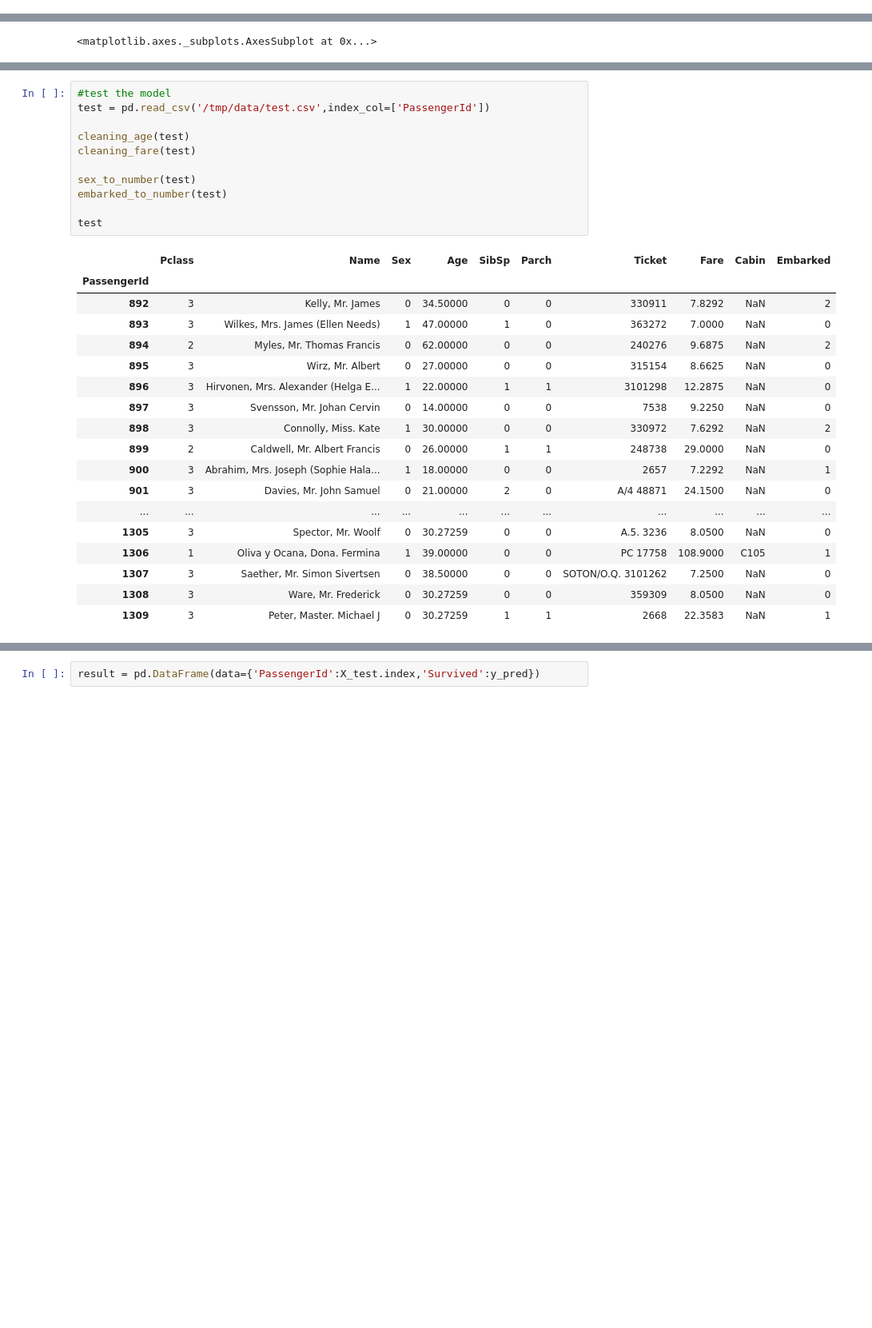
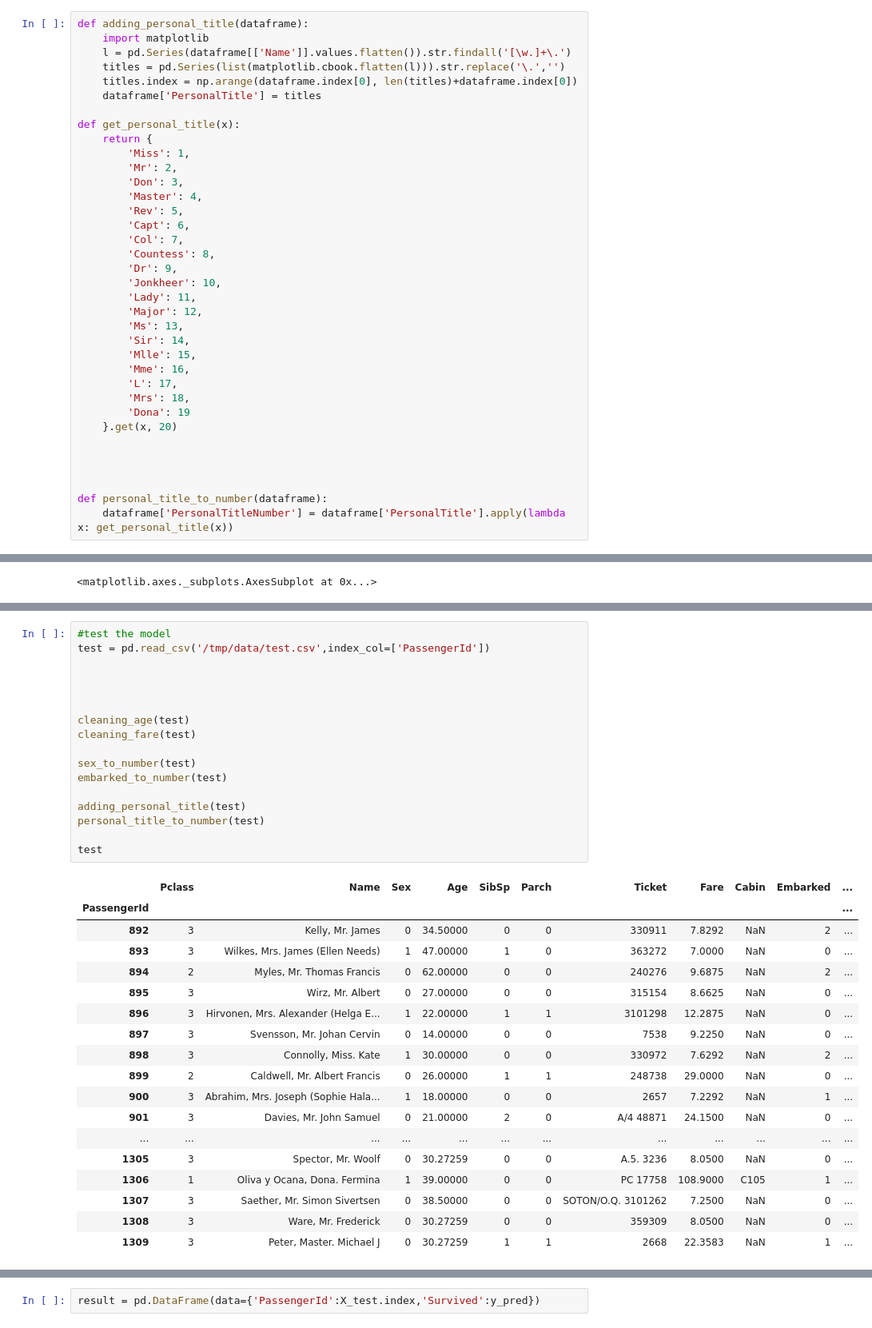
Before and after one commit to franciscolopezsancho/titanic, a Jupyter notebook: work/Testing.ipynb, the cells around one changed output, grey strips where cells are left out. Shown: that part at 80% size. Cells and saved outputs as stored; diff of their text form; blank space fills up the shorter version.

Commit message:
fixing bug when adding personal title, score of 76.555

```diff
--- a/work/Testing.ipynb
+++ b/work/Testing.ipynb
@@ -51,3 +51,39 @@ Name: 2, dtype: object
 #fare	Passenger fare
 #cabin	Cabin number
 #embarked	Port of Embarkation	C = Cherbourg, Q = Queenstown, S = Southampton
+# %%
+def adding_personal_title(dataframe):
+    import matplotlib
+    l = pd.Series(dataframe[['Name']].values.flatten()).str.findall('[\w.]+\.')
+    titles = pd.Series(list(matplotlib.cbook.flatten(l))).str.replace('\.','')
+    titles.index = np.arange(dataframe.index[0], len(titles)+dataframe.index[0])
+    dataframe['PersonalTitle'] = titles
+
+def get_personal_title(x):
+    return {
+        'Miss': 1,
+        'Mr': 2,
+        'Don': 3,
+        'Master': 4,
+        'Rev': 5,
+        'Capt': 6,
+        'Col': 7,
+        'Countess': 8,
+        'Dr': 9,
+        'Jonkheer': 10,
+        'Lady': 11,
+        'Major': 12,
+        'Ms': 13,
+        'Sir': 14,
+        'Mlle': 15,
+        'Mme': 16,
+        'L': 17,
+        'Mrs': 18,
+        'Dona': 19
+    }.get(x, 20)
+
+
+
+
+def personal_title_to_number(dataframe):
+    dataframe['PersonalTitleNumber'] = dataframe['PersonalTitle'].apply(lambda x: get_personal_title(x))
@@ -192,30 +271,36 @@ LogisticRegression(C=1.0, class_weight=None, dual=False, fit_intercept=True,
 # %%
 #test the model
 test = pd.read_csv('/tmp/data/test.csv',index_col=['PassengerId'])
+
+
+
 
 cleaning_age(test)
 cleaning_fare(test)
 
 sex_to_number(test)
 embarked_to_number(test)
 
+adding_personal_title(test)
+personal_title_to_number(test)
+
 test
 # %% [output]
-|  | Pclass | Name | Sex | Age | SibSp | Parch | Ticket | Fare | Cabin | Embarked |
-| PassengerId |  |  |  |  |  |  |  |  |  |  |
-| 892 | 3 | Kelly, Mr. James | 0 | 34.50000 | 0 | 0 | 330911 | 7.8292 | NaN | 2 |
-| 893 | 3 | Wilkes, Mrs. James (Ellen Needs) | 1 | 47.00000 | 1 | 0 | 363272 | 7.0000 | NaN | 0 |
-| 894 | 2 | Myles, Mr. Thomas Francis | 0 | 62.00000 | 0 | 0 | 240276 | 9.6875 | NaN | 2 |
-| 895 | 3 | Wirz, Mr. Albert | 0 | 27.00000 | 0 | 0 | 315154 | 8.6625 | NaN | 0 |
-| 896 | 3 | Hirvonen, Mrs. Alexander (Helga E... | 1 | 22.00000 | 1 | 1 | 3101298 | 12.2875 | NaN | 0 |
-| 897 | 3 | Svensson, Mr. Johan Cervin | 0 | 14.00000 | 0 | 0 | 7538 | 9.2250 | NaN | 0 |
-| 898 | 3 | Connolly, Miss. Kate | 1 | 30.00000 | 0 | 0 | 330972 | 7.6292 | NaN | 2 |
-| 899 | 2 | Caldwell, Mr. Albert Francis | 0 | 26.00000 | 1 | 1 | 248738 | 29.0000 | NaN | 0 |
-| 900 | 3 | Abrahim, Mrs. Joseph (Sophie Hala... | 1 | 18.00000 | 0 | 0 | 2657 | 7.2292 | NaN | 1 |
-| 901 | 3 | Davies, Mr. John Samuel | 0 | 21.00000 | 2 | 0 | A/4 48871 | 24.1500 | NaN | 0 |
-| ... | ... | ... | ... | ... | ... | ... | ... | ... | ... | ... |
-| 1305 | 3 | Spector, Mr. Woolf | 0 | 30.27259 | 0 | 0 | A.5. 3236 | 8.0500 | NaN | 0 |
-| 1306 | 1 | Oliva y Ocana, Dona. Fermina | 1 | 39.00000 | 0 | 0 | PC 17758 | 108.9000 | C105 | 1 |
-| 1307 | 3 | Saether, Mr. Simon Sivertsen | 0 | 38.50000 | 0 | 0 | SOTON/O.Q. 3101262 | 7.2500 | NaN | 0 |
-| 1308 | 3 | Ware, Mr. Frederick | 0 | 30.27259 | 0 | 0 | 359309 | 8.0500 | NaN | 0 |
-| 1309 | 3 | Peter, Master. Michael J | 0 | 30.27259 | 1 | 1 | 2668 | 22.3583 | NaN | 1 |
+|  | Pclass | Name | Sex | Age | SibSp | Parch | Ticket | Fare | Cabin | Embarked | ... |
+| PassengerId |  |  |  |  |  |  |  |  |  |  | ... |
+| 892 | 3 | Kelly, Mr. James | 0 | 34.50000 | 0 | 0 | 330911 | 7.8292 | NaN | 2 | ... |
+| 893 | 3 | Wilkes, Mrs. James (Ellen Needs) | 1 | 47.00000 | 1 | 0 | 363272 | 7.0000 | NaN | 0 | ... |
+| 894 | 2 | Myles, Mr. Thomas Francis | 0 | 62.00000 | 0 | 0 | 240276 | 9.6875 | NaN | 2 | ... |
+| 895 | 3 | Wirz, Mr. Albert | 0 | 27.00000 | 0 | 0 | 315154 | 8.6625 | NaN | 0 | ... |
+| 896 | 3 | Hirvonen, Mrs. Alexander (Helga E... | 1 | 22.00000 | 1 | 1 | 3101298 | 12.2875 | NaN | 0 | ... |
+| 897 | 3 | Svensson, Mr. Johan Cervin | 0 | 14.00000 | 0 | 0 | 7538 | 9.2250 | NaN | 0 | ... |
+| 898 | 3 | Connolly, Miss. Kate | 1 | 30.00000 | 0 | 0 | 330972 | 7.6292 | NaN | 2 | ... |
+| 899 | 2 | Caldwell, Mr. Albert Francis | 0 | 26.00000 | 1 | 1 | 248738 | 29.0000 | NaN | 0 | ... |
+| 900 | 3 | Abrahim, Mrs. Joseph (Sophie Hala... | 1 | 18.00000 | 0 | 0 | 2657 | 7.2292 | NaN | 1 | ... |
+| 901 | 3 | Davies, Mr. John Samuel | 0 | 21.00000 | 2 | 0 | A/4 48871 | 24.1500 | NaN | 0 | ... |
+| ... | ... | ... | ... | ... | ... | ... | ... | ... | ... | ... | ... |
+| 1305 | 3 | Spector, Mr. Woolf | 0 | 30.27259 | 0 | 0 | A.5. 3236 | 8.0500 | NaN | 0 | ... |
+| 1306 | 1 | Oliva y Ocana, Dona. Fermina | 1 | 39.00000 | 0 | 0 | PC 17758 | 108.9000 | C105 | 1 | ... |
+| 1307 | 3 | Saether, Mr. Simon Sivertsen | 0 | 38.50000 | 0 | 0 | SOTON/O.Q. 3101262 | 7.2500 | NaN | 0 | ... |
+| 1308 | 3 | Ware, Mr. Frederick | 0 | 30.27259 | 0 | 0 | 359309 | 8.0500 | NaN | 0 | ... |
+| 1309 | 3 | Peter, Master. Michael J | 0 | 30.27259 | 1 | 1 | 2668 | 22.3583 | NaN | 1 | ... |
```
Also changed, not shown: parts of 10 cells of this notebook.
